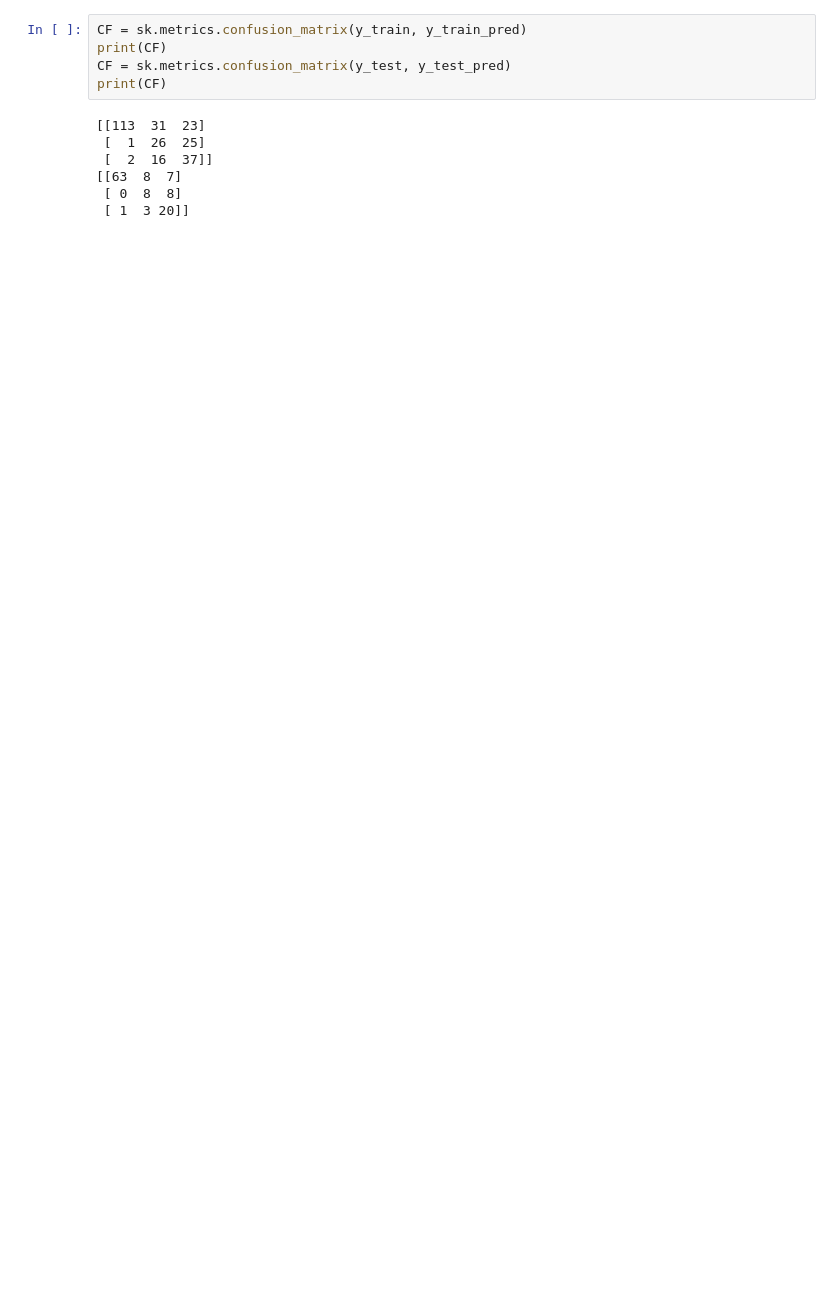
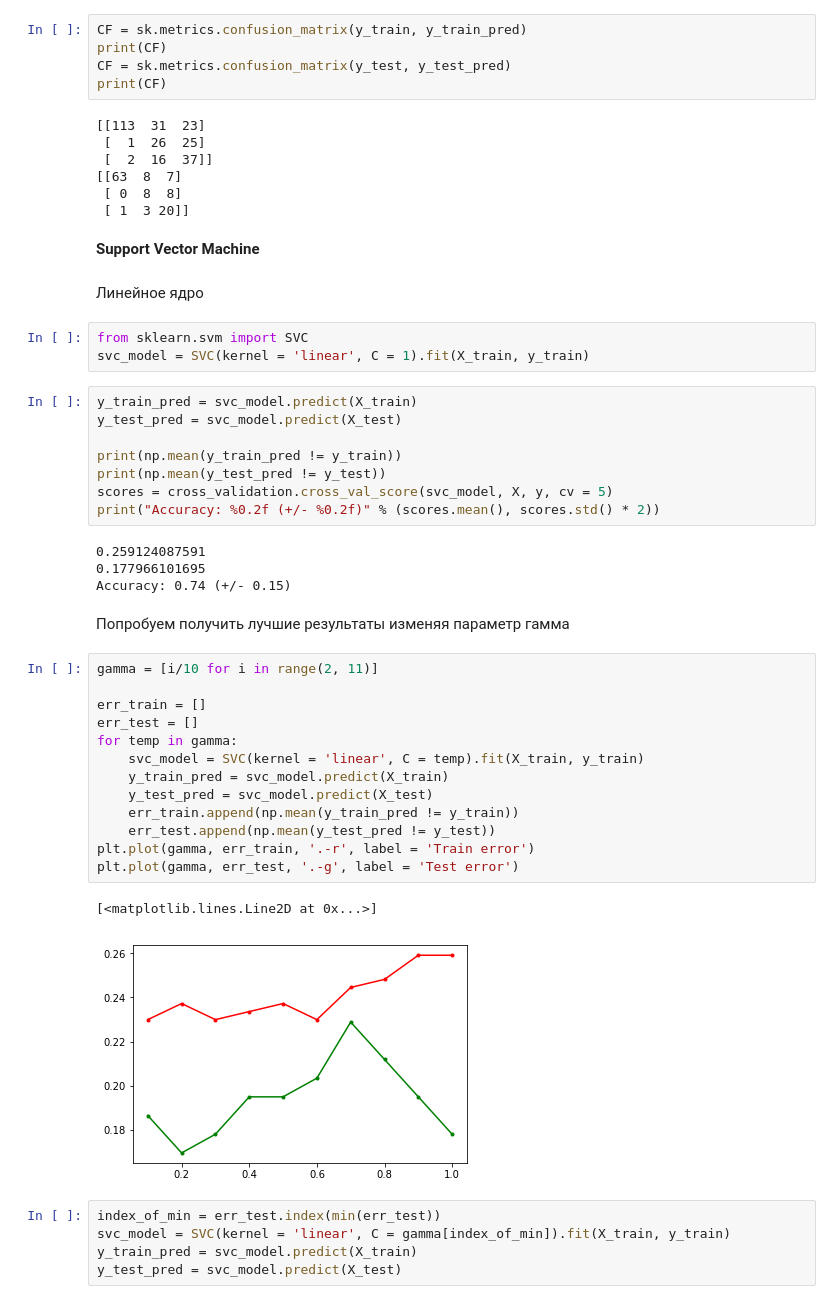
Before and after one commit to mzemlyanikin/hse-ml, a Jupyter notebook: auto-mpg.ipynb, the cells around one changed output. Cells and saved outputs as stored; diff of their text form; blank space fills up the shorter version.

```diff
--- a/auto-mpg.ipynb
+++ b/auto-mpg.ipynb
@@ -640,3 +655,45 @@ print(CF)
 [[63  8  7]
  [ 0  8  8]
  [ 1  3 20]]
+# %% [markdown]
+**Support Vector Machine**
+# %% [markdown]
+Линейное ядро
+# %%
+from sklearn.svm import SVC
+svc_model = SVC(kernel = 'linear', C = 1).fit(X_train, y_train)
+# %%
+y_train_pred = svc_model.predict(X_train)
+y_test_pred = svc_model.predict(X_test)
+
+print(np.mean(y_train_pred != y_train))
+print(np.mean(y_test_pred != y_test))
+scores = cross_validation.cross_val_score(svc_model, X, y, cv = 5)
+print("Accuracy: %0.2f (+/- %0.2f)" % (scores.mean(), scores.std() * 2))
+# %% [output]
+0.259124087591
+0.177966101695
+Accuracy: 0.74 (+/- 0.15)
+# %% [markdown]
+Попробуем получить лучшие результаты изменяя параметр гамма
+# %%
+gamma = [i/10 for i in range(2, 11)]
+
+err_train = []
+err_test = []
+for temp in gamma:
+    svc_model = SVC(kernel = 'linear', C = temp).fit(X_train, y_train)
+    y_train_pred = svc_model.predict(X_train)
+    y_test_pred = svc_model.predict(X_test)
+    err_train.append(np.mean(y_train_pred != y_train))
+    err_test.append(np.mean(y_test_pred != y_test))
+plt.plot(gamma, err_train, '.-r', label = 'Train error')
+plt.plot(gamma, err_test, '.-g', label = 'Test error')
+# %% [output]
+[<matplotlib.lines.Line2D at 0x...>]
+[figure, added]
+# %%
+index_of_min = err_test.index(min(err_test))
+svc_model = SVC(kernel = 'linear', C = gamma[index_of_min]).fit(X_train, y_train)
+y_train_pred = svc_model.predict(X_train)
+y_test_pred = svc_model.predict(X_test)
```
Also changed, not shown: parts of 34 cells of this notebook.
